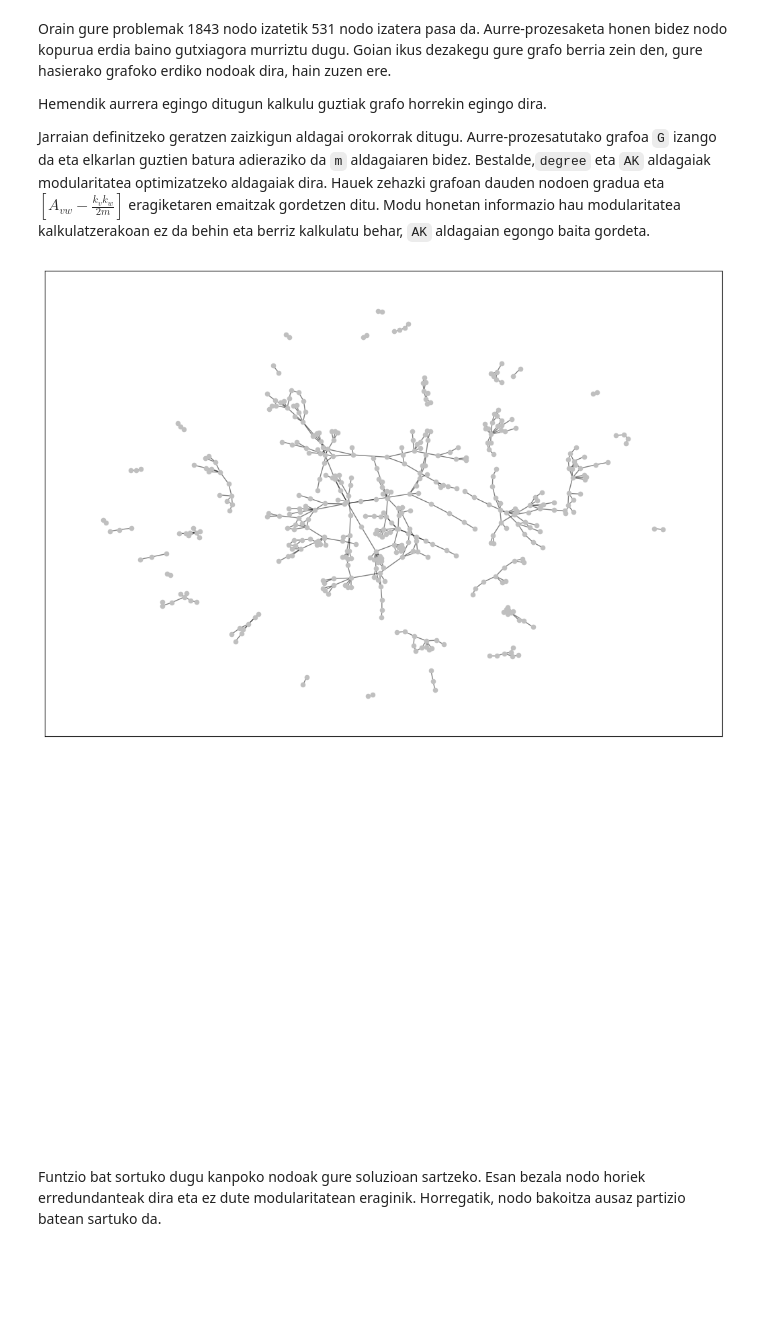
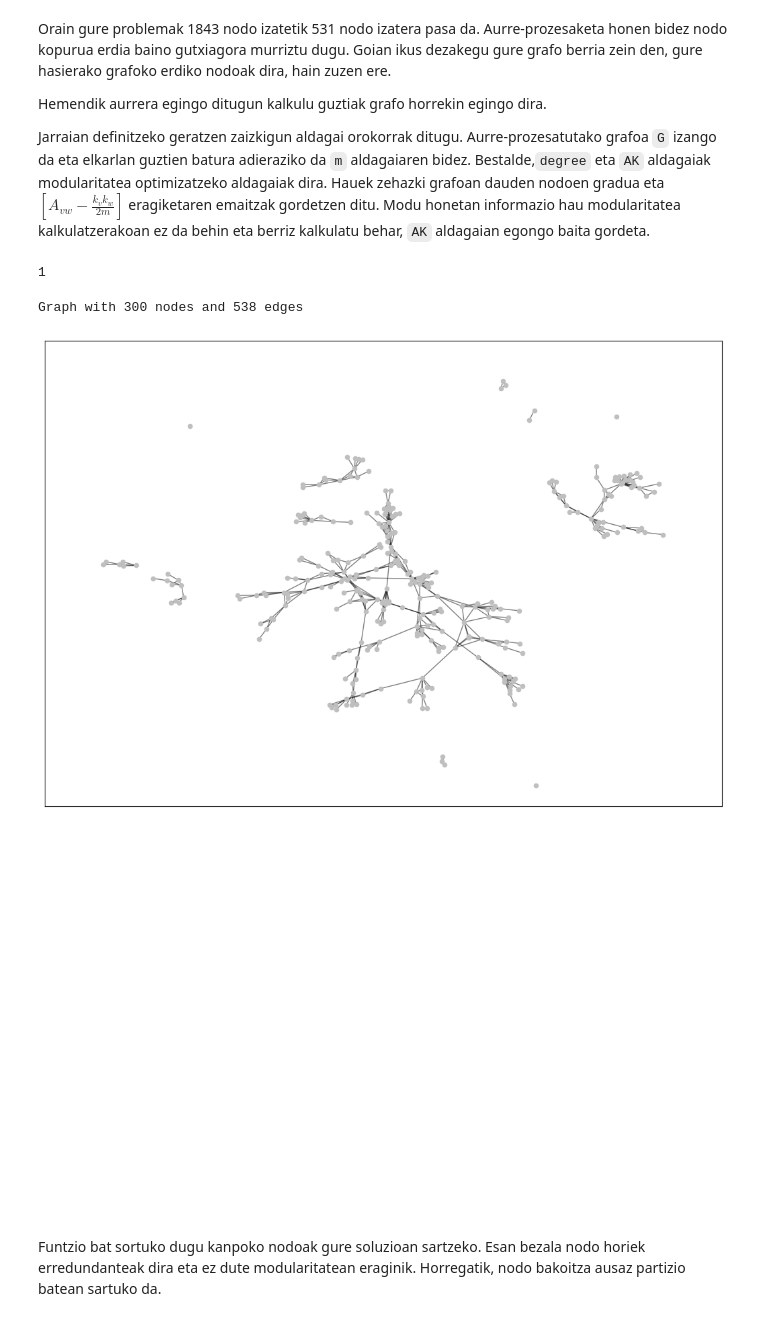
Before and after one commit to paulaonta/community-detection, a Jupyter notebook: CDP_2_fasea_PAMI-EFICIENT.ipynb, the cells around one changed output. Cells and saved outputs as stored; diff of their text form; code cells hidden in the pictures; blank space fills up the shorter version.

Commit message:
sortzailea

```diff
--- a/CDP_2_fasea_PAMI-EFICIENT.ipynb
+++ b/CDP_2_fasea_PAMI-EFICIENT.ipynb
@@ -260,13 +235,6 @@ Jarraian definitzeko geratzen zaizkigun aldagai orokorrak ditugu. Aurre-prozesat
 # %%
 m = G.size(weight='weight')
 AK,m,degree = kalkulatuHasierakoMAT(G)
+G['Sewoong Oh']['Devavrat Shah']['weight']
+# %% [output]
+1
-# %%
-def sortzailea(kopurua, G):
-    instantzia_berriak = rm.sample(list(G.edges()), kopurua)
-    G_ = nx.Graph()
-    for u,v in instantzia_berriak:
-        if G_.has_edge(u, v):
-            G_[u][v]['weight'] +=1
-        else:
-            G_.add_edge(u, v, weight=1)
-    return G_
@@ -273,9 +288,11 @@ def sortzailea(kopurua, G):
 # %%
-kopurua = 500
+kopurua = 300
 grafoa = sortzailea(kopurua, G)
+print(grafoa)
 bistaratu_grafoa(grafoa)
 # %% [output]
+Graph with 300 nodes and 538 edges
-[figure, old version]
+[figure, new version]
 [figure]
 # %% [markdown]
 Funtzio bat sortuko dugu kanpoko nodoak gure soluzioan sartzeko. Esan bezala nodo horiek erredundanteak dira eta ez dute modularitatean eraginik. Horregatik, nodo bakoitza ausaz partizio batean sartuko da.
```
Also changed, not shown: parts of 4 cells of this notebook, 1 other file.
